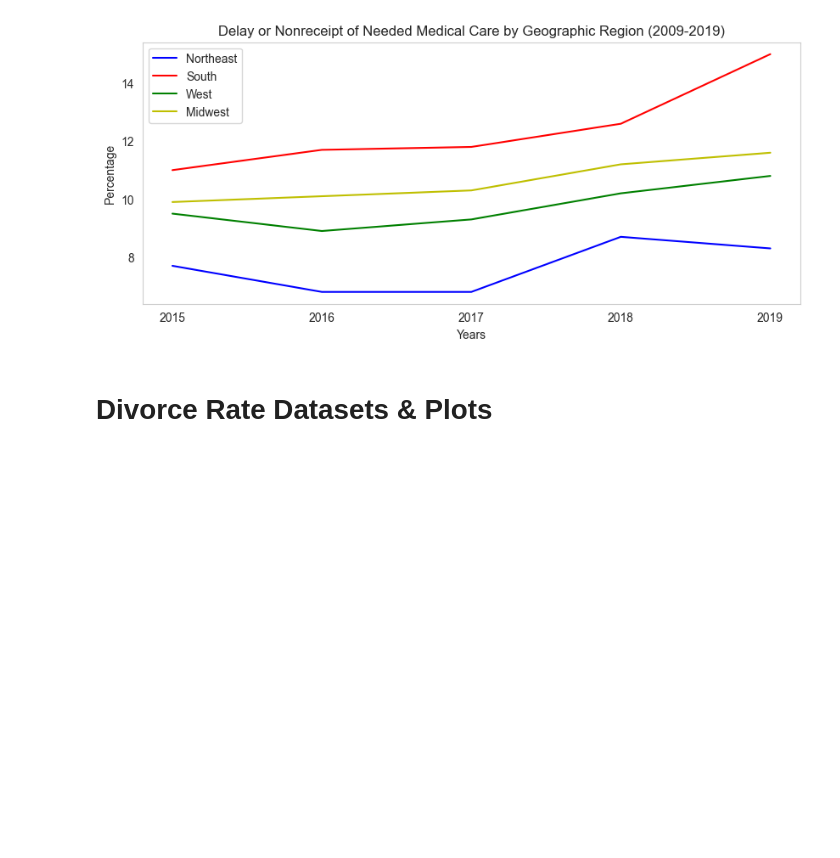
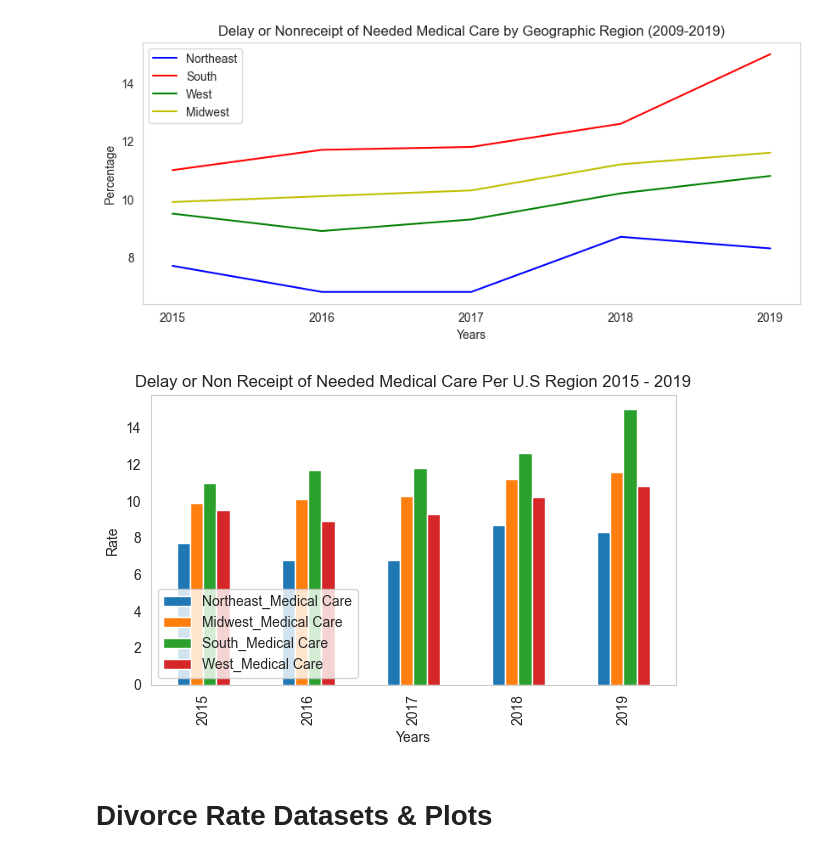
Before and after one commit to RyanWeigel32/Class_Project_Final, a Jupyter notebook: Project_One_Final.ipynb, the cells around one changed output. Drawn from its saved outputs; the diff is of its cells as text; code cells hidden in the pictures; blank space fills up the shorter version.

```diff
--- a/Project_One_Final.ipynb
+++ b/Project_One_Final.ipynb
@@ -106,6 +106,18 @@ plt.grid()
 plt.show()
 # %% [output]
 [figure]
+# %%
+geographic_data_final.plot(kind='bar', figsize=[6,4])
+plt.title('Delay or Non Receipt of Needed Medical Care Per U.S Region 2015 - 2019')
+plt.xlabel("Years")
+plt.ylabel("Rate")
+#plt.ylim(3,10)
+plt.grid()
+plt.legend(loc='lower left')
+plt.tight_layout()
+plt.show()
+# %% [output]
+[figure, added]
 # %% [markdown]
 # Divorce Rate Datasets & Plots
 # %%
```
Also changed, not shown: parts of 15 cells of this notebook.
